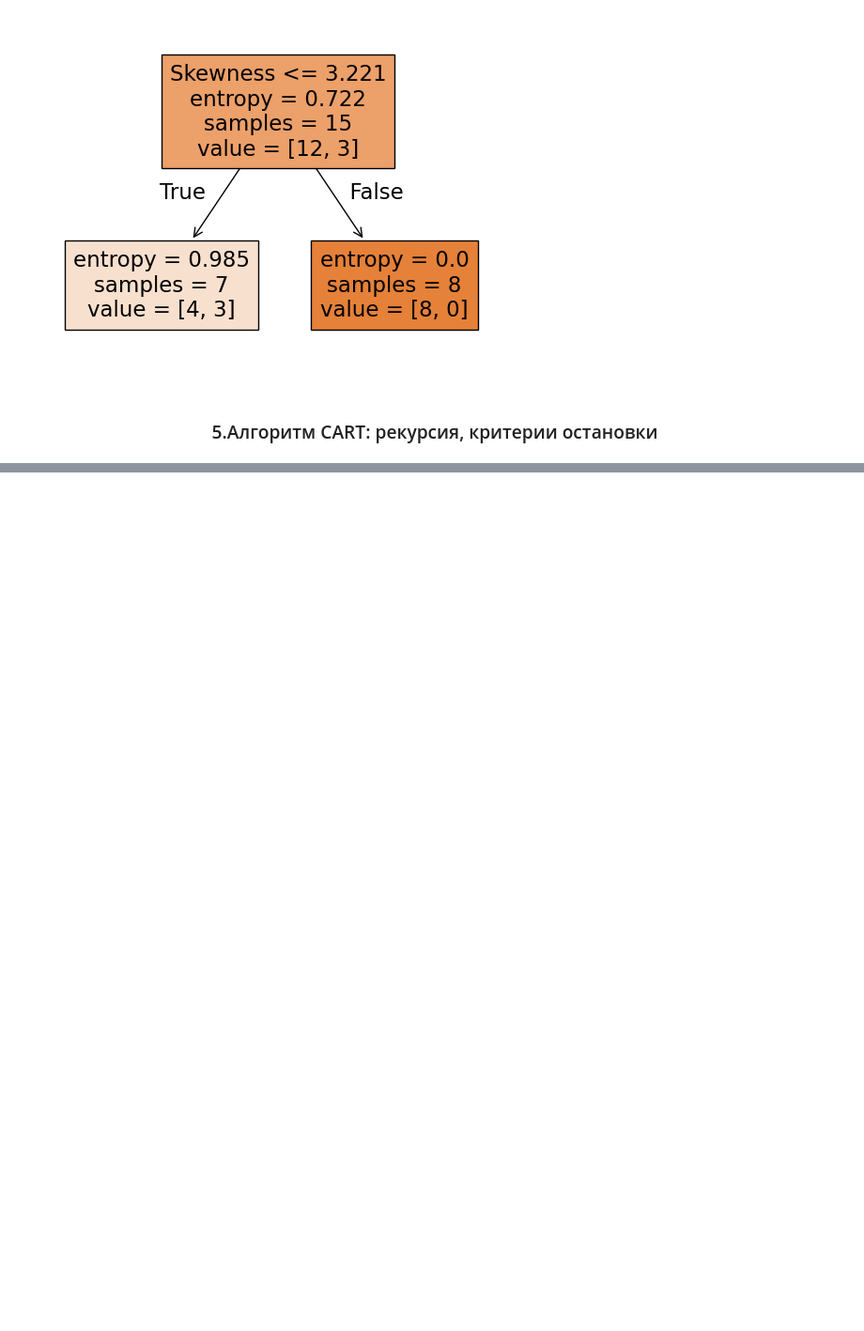
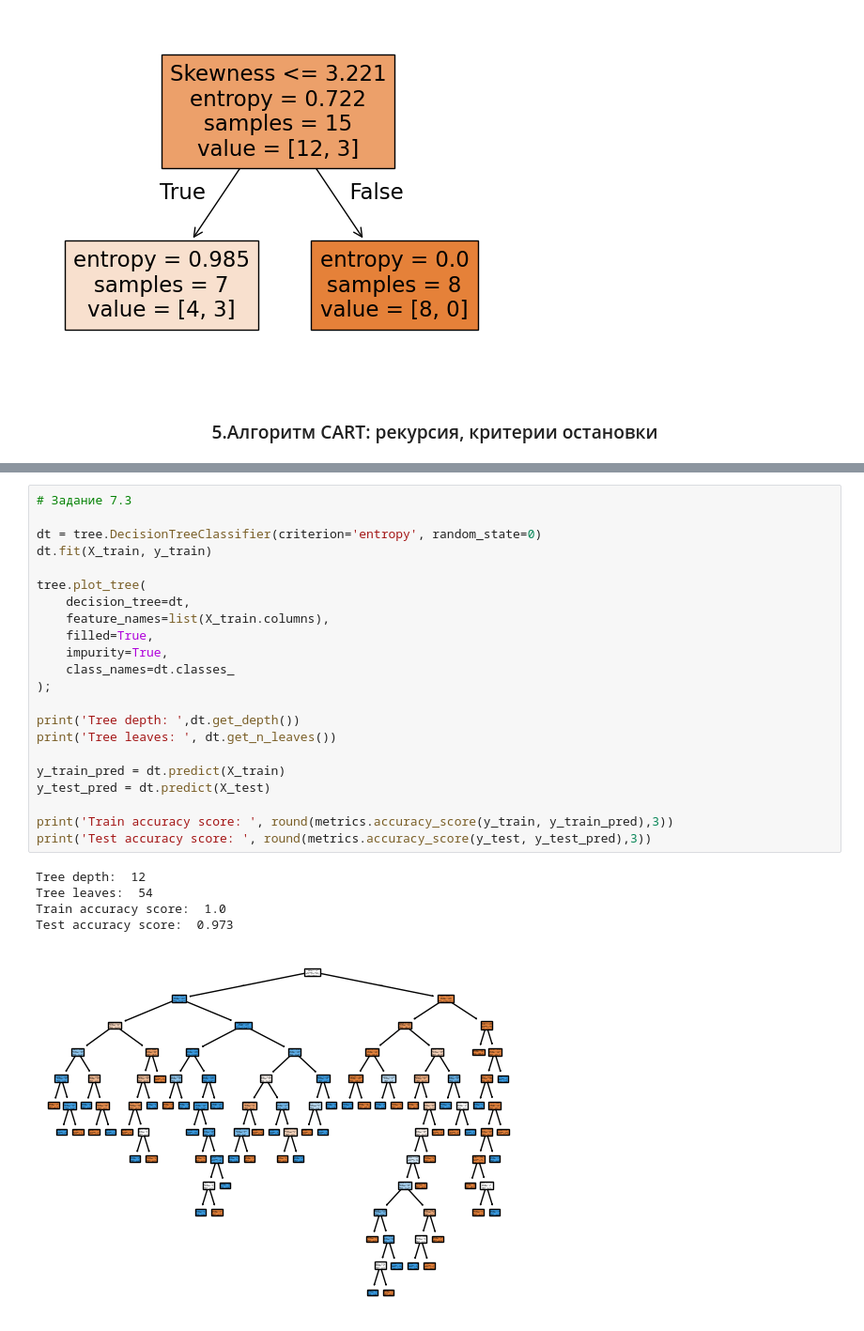
Before and after one commit to Kagemushe/sf_data_science, a Jupyter notebook: Block_6/Block_6_2.ipynb, the cells around one changed output, grey strips where cells are left out. Shown at 94% size. Cells and saved outputs as stored; diff of their text form; blank space fills up the shorter version.

```diff
--- a/Block_6/Block_6_2.ipynb
+++ b/Block_6/Block_6_2.ipynb
@@ -298,0 +611,28 @@ tree.plot_tree(
+# %%
+# Задание 7.3
+
+dt = tree.DecisionTreeClassifier(criterion='entropy', random_state=0)
+dt.fit(X_train, y_train)
+
+tree.plot_tree(
+    decision_tree=dt,
+    feature_names=list(X_train.columns),
+    filled=True,
+    impurity=True,
+    class_names=dt.classes_
+);
+
+print('Tree depth: ',dt.get_depth())
+print('Tree leaves: ', dt.get_n_leaves())
+
+y_train_pred = dt.predict(X_train)
+y_test_pred = dt.predict(X_test)
+
+print('Train accuracy score: ', round(metrics.accuracy_score(y_train, y_train_pred),3))
+print('Test accuracy score: ', round(metrics.accuracy_score(y_test, y_test_pred),3))
+# %% [output]
+Tree depth:  12
+Tree leaves:  54
+Train accuracy score:  1.0
+Test accuracy score:  0.973
+[figure, added]
```
Also changed, not shown: parts of 28 cells of this notebook.
